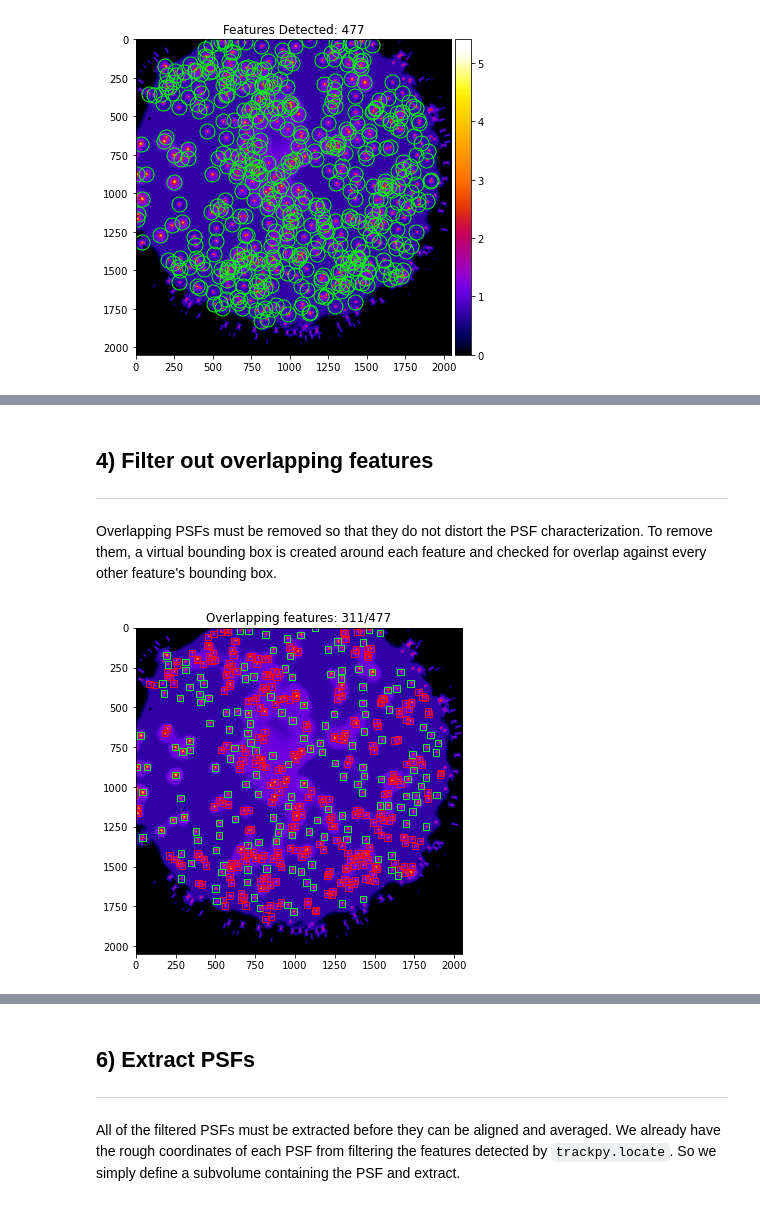
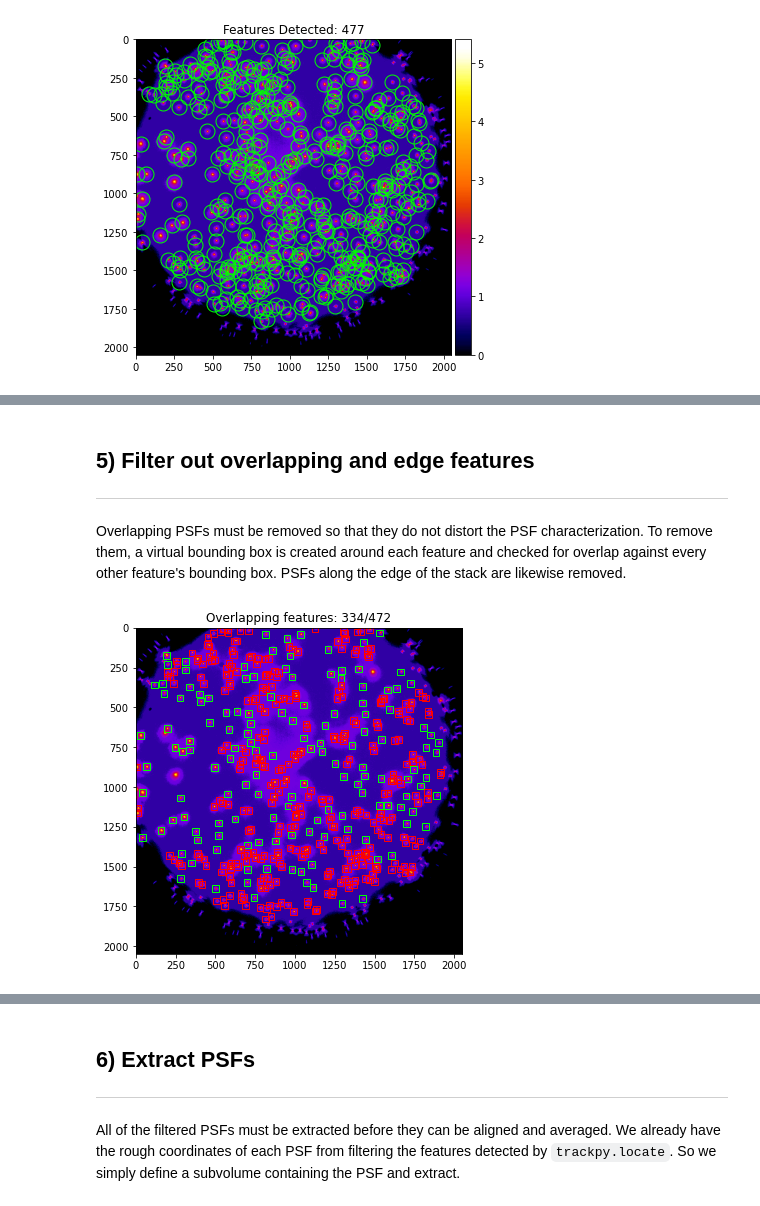
Before and after one commit to hoogenboom-group/PSF-Extractor, a Jupyter notebook: notebooks/walkthrough.ipynb, the cells around one changed output, grey strips where cells are left out. Drawn from its saved outputs; the diff is of its cells as text; code cells hidden in the pictures.

```diff
--- a/notebooks/walkthrough.ipynb
+++ b/notebooks/walkthrough.ipynb
@@ -112,9 +123,9 @@ The first step in the workflow is to detect features (e.g. fluorescent beads) wi
 mip = np.max(stack, axis=0)
 
 # Locate features
-features = trackpy.locate(mip, diameter=[dy, dx]).reset_index(drop=True)
+features_init = trackpy.locate(mip, diameter=[dy, dx]).reset_index(drop=True)
 
 # Plot MIP
-plot_mip(mip, features=features)
+plot_mip(mip, features=features_init)
 # %% [output]
 [figure]
@@ -120,0 +174,20 @@ plot_mip(mip, features=features)
+# %%
+# Set minimum mass
+max_mass = widget.widget.children[0].value
+
+# Update feature set
+features_mass = features_init.loc[(features_init['raw_mass'] > min_mass) &\
+                                  (features_init['raw_mass'] < max_mass)]
+
+# Output
+out = f"""\
+Minimum mass................ {min_mass:.2f}
+Maximum mass................ {max_mass:.2f}
+Initial features............ {len(features_init):.0f}
+Too dim (min filtered)...... {len(features_init.loc[features_init['raw_mass'] < min_mass]):.0f}
+Too bright (max filtered)... {len(features_init.loc[features_init['raw_mass'] > max_mass]):.0f}
+Remaining features.......... {len(features_mass):.0f}
+Random sample of features...
+"""
+print(out)
+features_mass.sample(5)
@@ -121,6 +208,6 @@ plot_mip(mip, features=features)
 # %% [markdown]
-## 4) Filter out overlapping features
+## 5) Filter out overlapping and edge features
 ---
 
-Overlapping PSFs must be removed so that they do not distort the PSF characterization. To remove them, a virtual bounding box is created around each feature and checked for overlap against every other feature's bounding box.
+Overlapping PSFs must be removed so that they do not distort the PSF characterization. To remove them, a virtual bounding box is created around each feature and checked for overlap against every other feature's bounding box. PSFs along the edge of the stack are likewise removed.
 # %%
@@ -128,10 +215,13 @@ from psf_extractor import detect_overlapping_features, plot_overlapping_features
 # %%
-# Set dimensions of bounding box based on expected feature diameter
-wx = 8 * dx_nm/psx  # px
-wy = 8 * dy_nm/psy  # px
+# Detect overlapping features
+overlapping = detect_overlapping_features(features_mass, wx, wy)
+# Detect edge features
+Dz, Dy, Dx = stack.shape  # stack boundaries
+edges = detect_edge_features(features_mass, Dx, Dy, wx, wy)
+# Combine
+overlapping = np.concatenate([overlapping, edges])
 
-# Detect overlapping features
-overlapping = detect_overlapping_features(features, wx=wx, wy=wy)
-plot_overlapping_features(mip, features, overlapping, wx, wy)
+# Plot overlapping and edge features
+plot_overlapping_features(mip, features_mass, overlapping, wx, wy)
 # %% [output]
-[figure, old version]
+[figure, new version]
```
Also changed, not shown: parts of 33 cells of this notebook.
